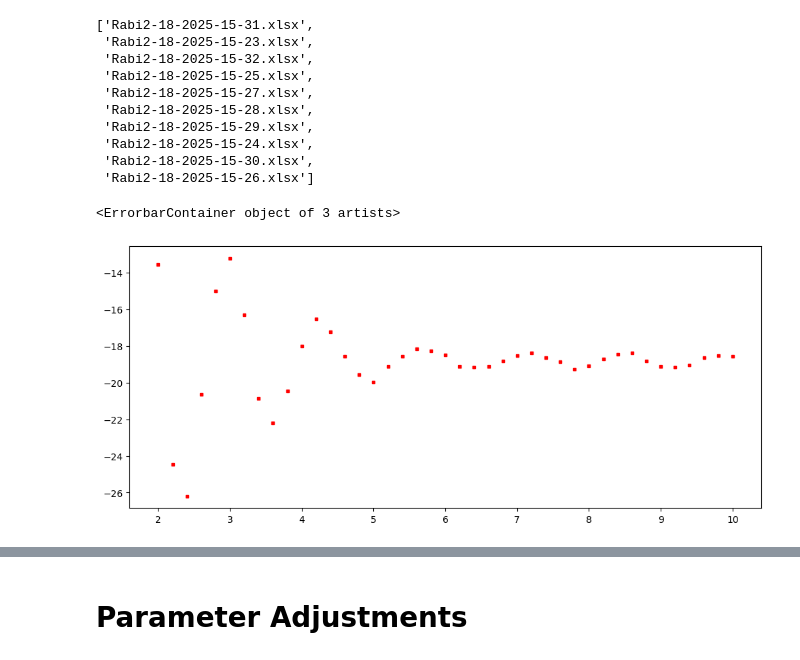
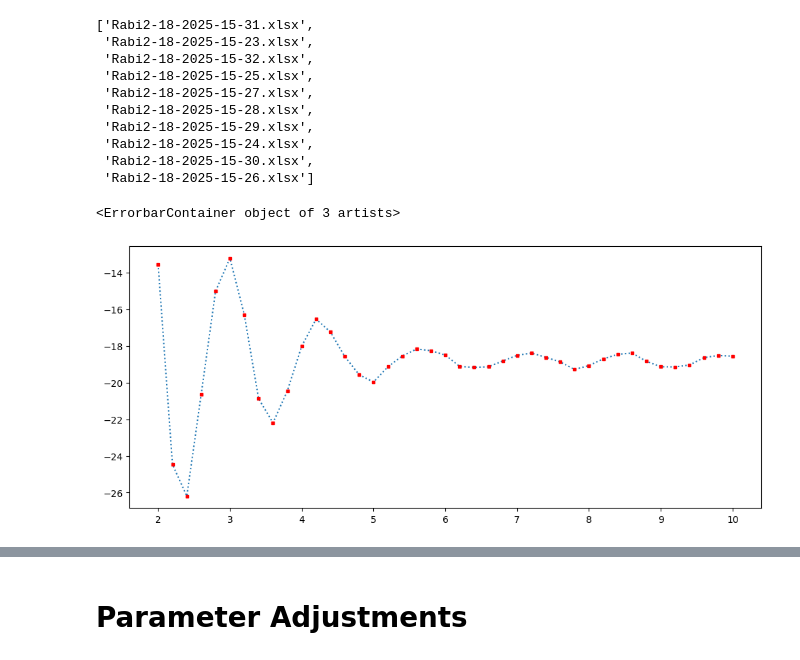
Before and after one commit to pmeshkov/PHY-445-data-analysis, a Jupyter notebook: Analysis/final_rabi_6cm/-10/2-18-2025/rabi-10.ipynb, the cells around one changed output, grey strips where cells are left out. Drawn from its saved outputs; the diff is of its cells as text; code cells hidden in the pictures.

```diff
--- a/Analysis/final_rabi_6cm/-10/2-18-2025/rabi-10.ipynb
+++ b/Analysis/final_rabi_6cm/-10/2-18-2025/rabi-10.ipynb
@@ -38,9 +38,9 @@ x_data = np.array(df['data'].x)/100
 # %%
 plt.figure(figsize=(12,5))
 
 plt.errorbar(x_data, ydata_ave, ydata_std, marker='s', mfc='red',
-         mec='red', ls="None", ms=3)
+         mec='red', ls=":", ms=3)
 # %% [output]
 <ErrorbarContainer object of 3 artists>
-[figure, old version]
+[figure, new version]
 # %%
```
Also changed, not shown: parts of 5 cells of this notebook, 14 other files.
